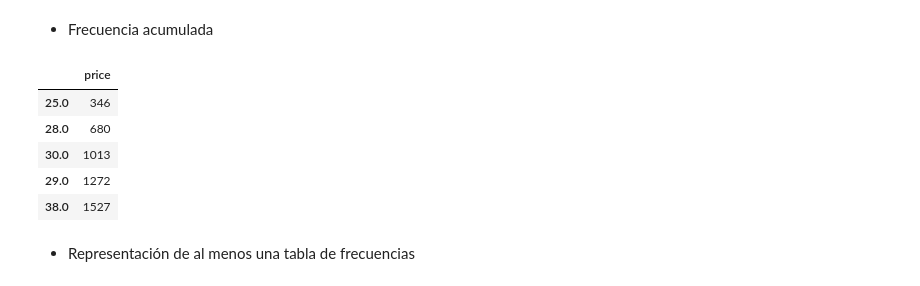
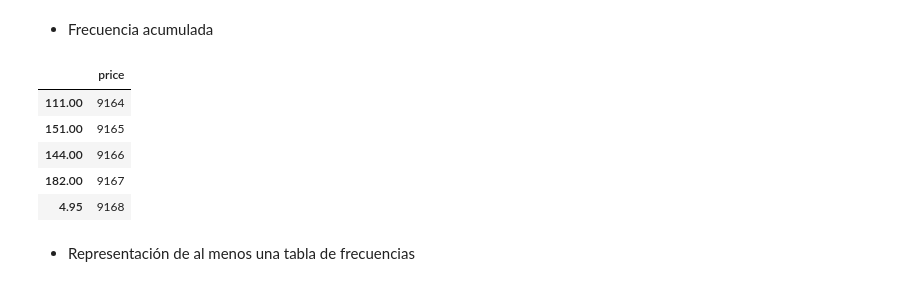
Before and after one commit to Adalab/DA-promo-c-modulo-2-sprint-1-Laura-Pilar, a Jupyter notebook: Estadísticas/Leccion-2-Estadisticas-2/Leccion-2-Estadisticas-2.ipynb, the cells around one changed output. Saved outputs shown, nothing was run; the diff lists cells and outputs as text; code cells hidden in the pictures.

```diff
--- a/Estadísticas/Leccion-2-Estadisticas-2/Leccion-2-Estadisticas-2.ipynb
+++ b/Estadísticas/Leccion-2-Estadisticas-2/Leccion-2-Estadisticas-2.ipynb
@@ -165,14 +161,14 @@ df4.head()
 - Frecuencia acumulada
 # %%
 df5 = pd.DataFrame(df["price"].value_counts().cumsum())
-df5.head()
+df5.tail()
 # %% [output]
 |  | price |
-| 25.0 | 346 |
-| 28.0 | 680 |
-| 30.0 | 1013 |
-| 29.0 | 1272 |
-| 38.0 | 1527 |
+| 111.00 | 9164 |
+| 151.00 | 9165 |
+| 144.00 | 9166 |
+| 182.00 | 9167 |
+| 4.95 | 9168 |
 # %% [markdown]
 - Representación de al menos una tabla de frecuencias
 # %%
```
Also changed, not shown: parts of 1 cell of this notebook, 1 other file.
